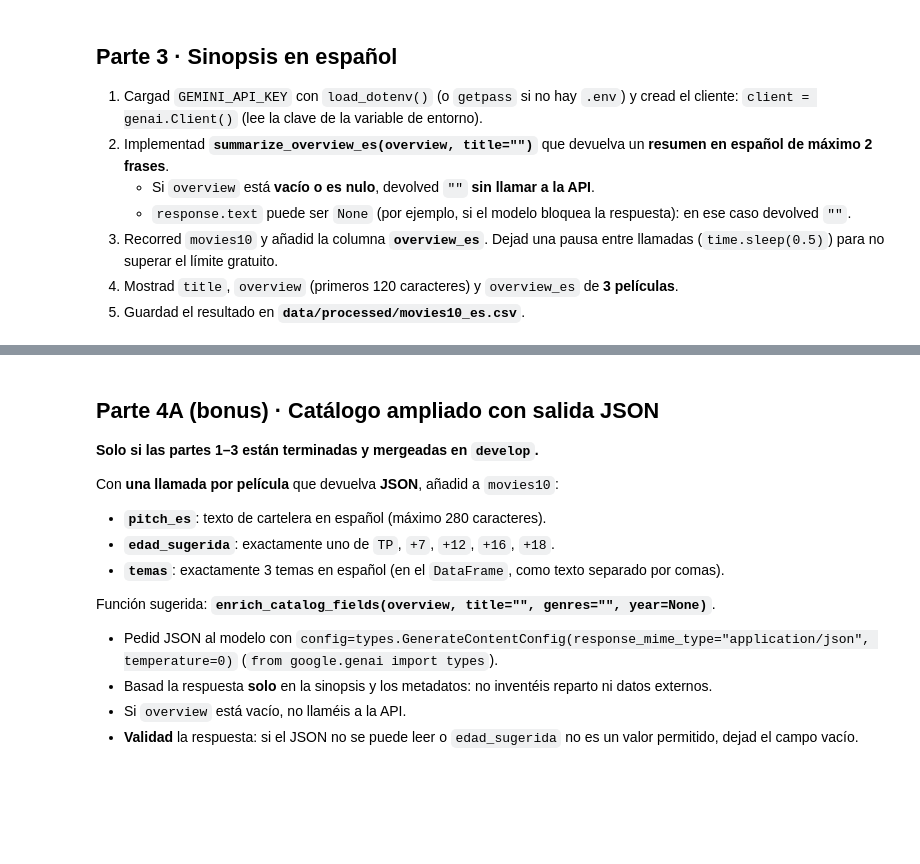
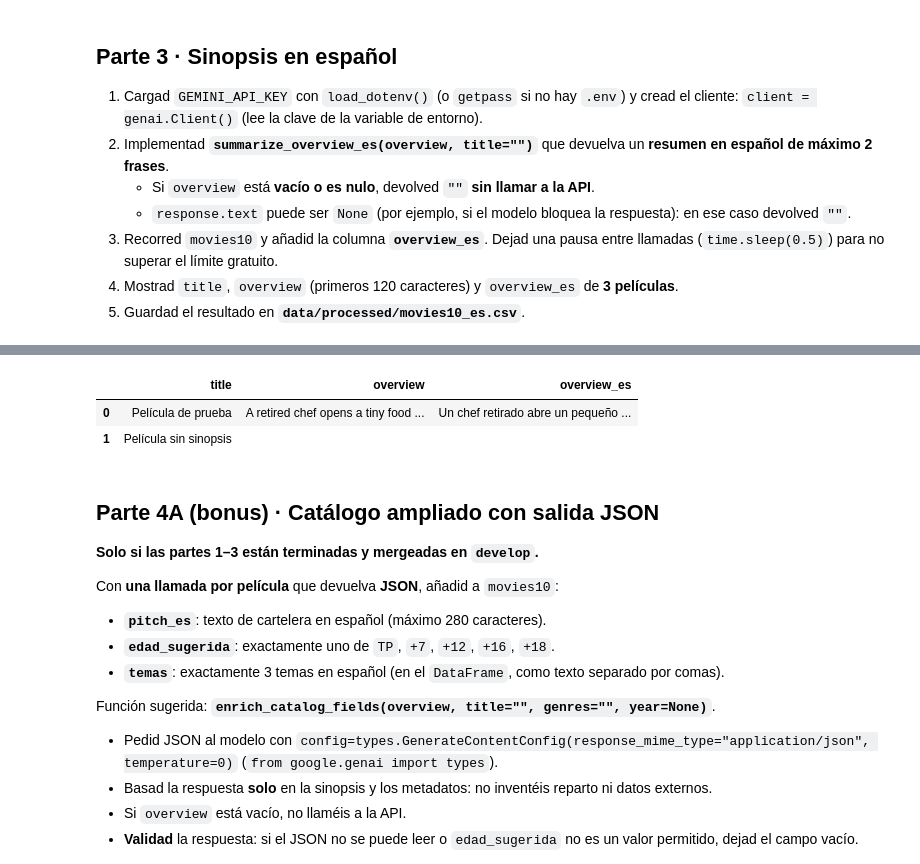
Before and after one commit to tarquistwr-hash/tc-catalogo-peliculas, a Jupyter notebook: 04_gemini.ipynb, the cells around one changed output, grey strips where cells are left out. Cells and saved outputs as stored; diff of their text form; code cells hidden in the pictures; blank space fills up the shorter version.

```diff
--- a/04_gemini.ipynb
+++ b/04_gemini.ipynb
@@ -67,2 +117,10 @@ movies10[["title", "overview"]]
+# %%
+movies10_d = movies10[["title", "overview", "overview_es"]].copy()
+movies10_d["overview"] = movies10_d["overview"].str[:120]
+display(movies10_d.head(3))
+# %% [output]
+|  | title | overview | overview_es |
+| 0 | Película de prueba | A retired chef opens a tiny food ... | Un chef retirado abre un pequeño ... |
+| 1 | Película sin sinopsis |  |  |
 # %%
 # --- Guardar movies10_es.csv ---
```
Also changed, not shown: parts of 4 cells of this notebook.
